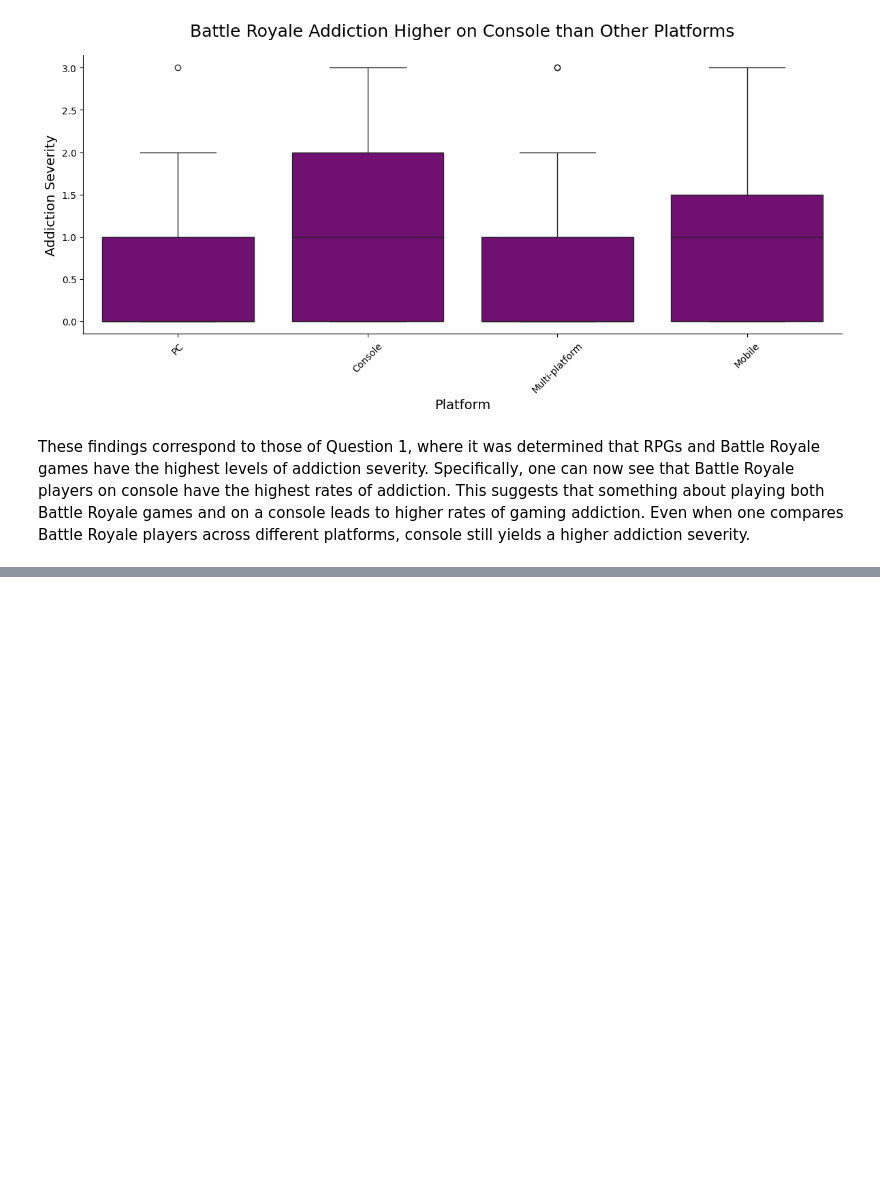
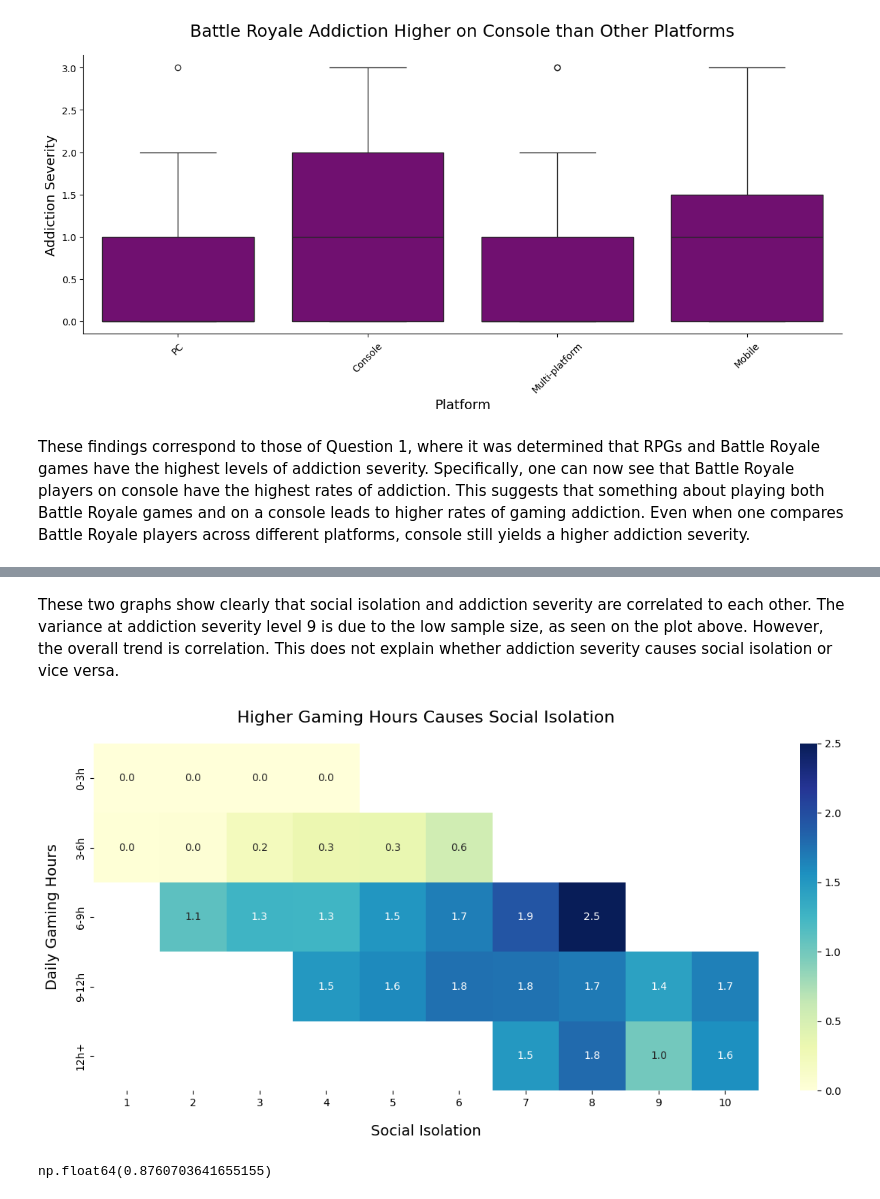
Before and after one commit to jmlax123/gaming_mental_health, a Jupyter notebook: notebook/gaming_mental_health_data.ipynb, the cells around one changed output, grey strips where cells are left out. Cells and saved outputs as stored; diff of their text form; code cells hidden in the pictures; blank space fills up the shorter version.

```diff
--- a/notebook/gaming_mental_health_data.ipynb
+++ b/notebook/gaming_mental_health_data.ipynb
@@ -807,0 +888,24 @@ These findings correspond to those of Question 1, where it was determined that R
+# %% [markdown]
+These two graphs show clearly that social isolation and addiction severity are correlated to each other. The variance at addiction severity level 9 is due to the low sample size, as seen on the plot above. However, the overall trend is correlation. This does not explain whether addiction severity causes social isolation or vice versa.
+# %%
+# Attempt to show the causation for this correlation
+hours = ['0-3h', '3-6h', '6-9h', '9-12h', '12h+']
+
+df['hours_bin'] = pd.cut(df['daily_gaming_hours'], bins=5, labels=hours)
+pivot = df.pivot_table(index='hours_bin', columns='social_isolation', values='addiction_severity', aggfunc='mean')
+
+plt.figure(figsize=(12,6))
+sns.heatmap(pivot, annot=True, cmap="YlGnBu", fmt=".1f")
+
+plt.title("Higher Gaming Hours Causes Social Isolation", fontsize=16, pad=20)
+plt.xlabel("Social Isolation", fontsize=14, labelpad=15)
+plt.ylabel("Daily Gaming Hours", fontsize=14, labelpad=15)
+
+plt.tight_layout()
+plt.show()
+# %% [output]
+[figure, added]
+# %%
+df['daily_gaming_hours'].corr(df['social_isolation'])
+# %% [output]
+np.float64(0.8760703641655155)
```
Also changed, not shown: parts of 9 cells of this notebook.
